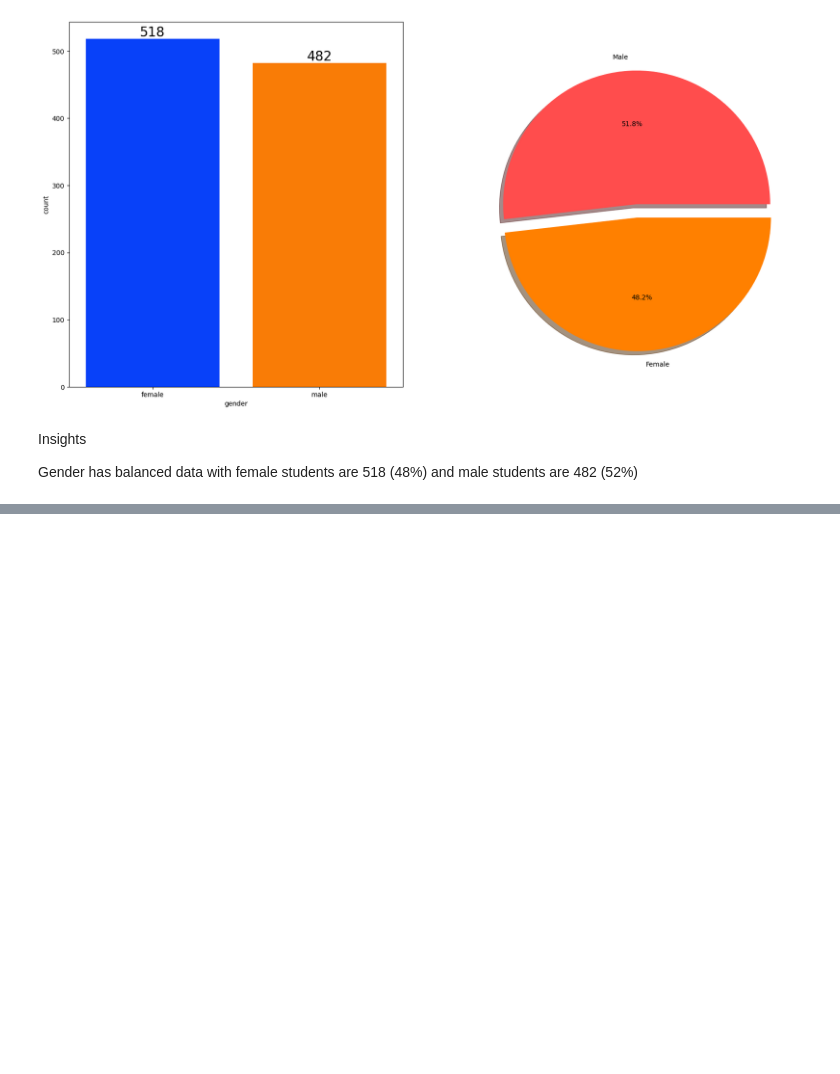
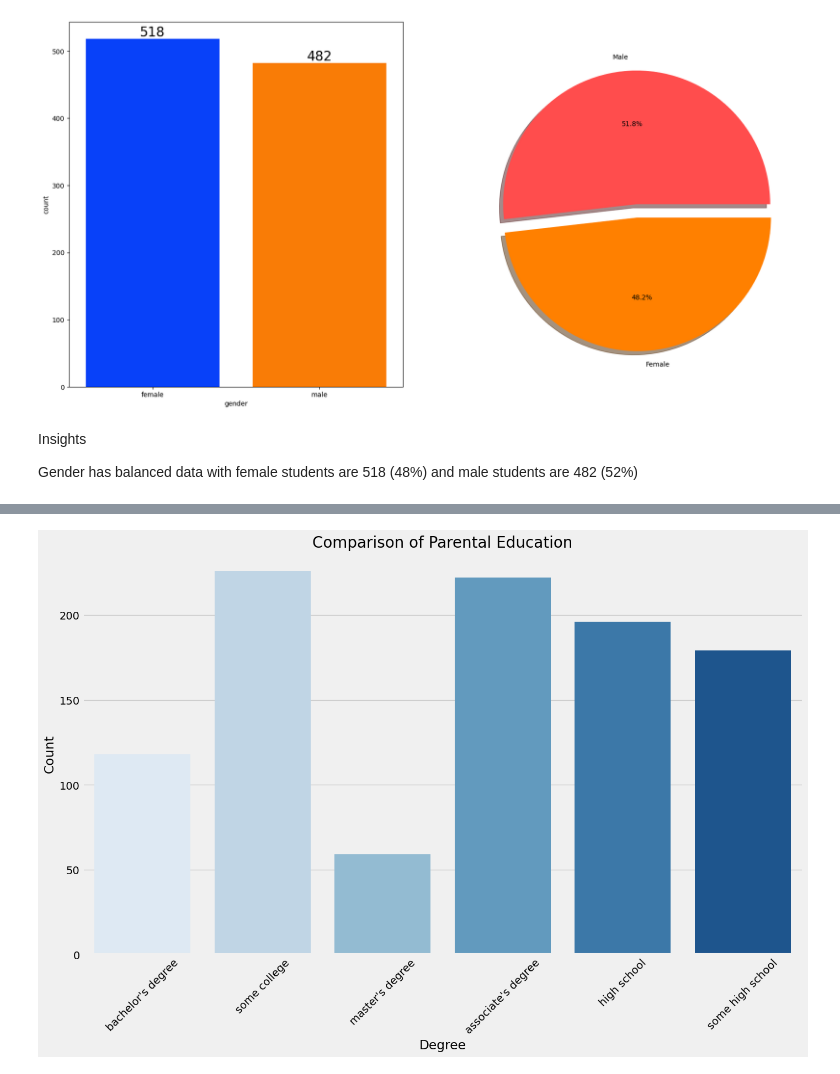
Before and after one commit to kalehariprasad/end-to-end-ml-project, a Jupyter notebook: notebook/Eda .ipynb, the cells around one changed output, grey strips where cells are left out. Saved outputs shown, nothing was run; the diff lists cells and outputs as text; code cells hidden in the pictures; blank space fills up the shorter version.

```diff
--- a/notebook/Eda .ipynb
+++ b/notebook/Eda .ipynb
@@ -456,0 +568,13 @@ Gender has balanced data with female students are 518 (48%) and male students ar
+# %%
+plt.rcParams['figure.figsize'] = (15, 9)
+plt.style.use('fivethirtyeight')
+
+sns.countplot(data=df, x='parental level of education', palette='Blues')
+plt.title('Comparison of Parental Education', fontweight=30, fontsize=20)
+plt.xlabel('Degree')
+plt.ylabel('Count')
+plt.xticks(rotation=45)
+
+plt.show()
+# %% [output]
+[figure, added]
```
Also changed, not shown: parts of 30 cells of this notebook.
